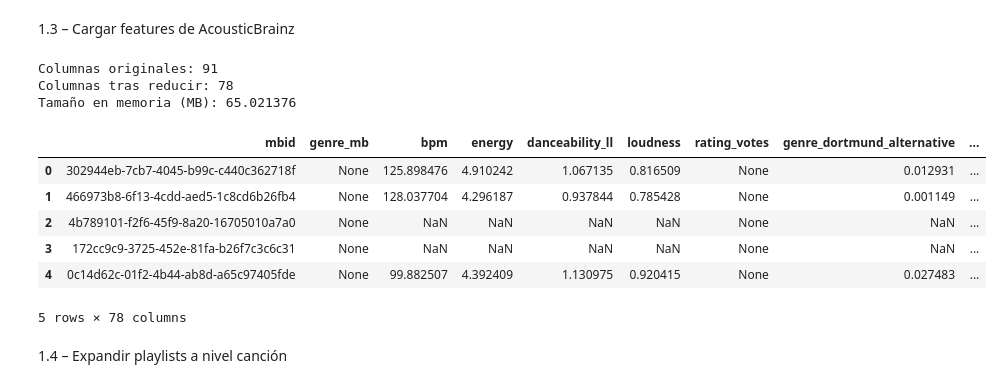
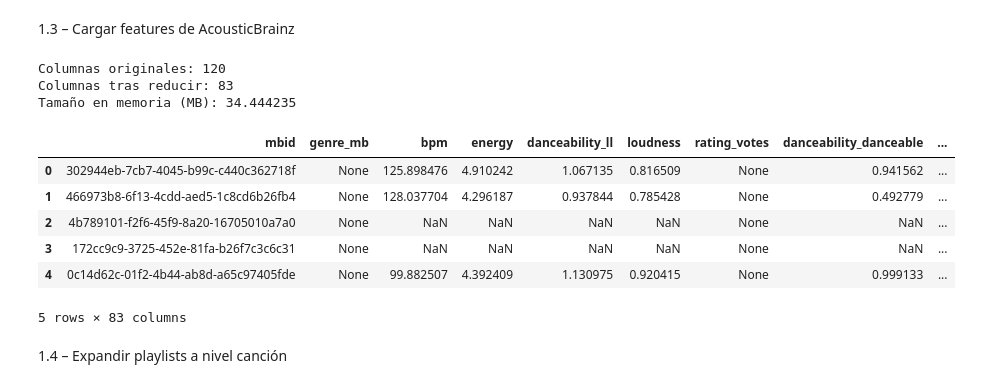
Before and after one commit to fabianlgomez/mpd-PlaylistSimilarity-unal, a Jupyter notebook: Load&EDA.ipynb, the cells around one changed output. Cells and saved outputs as stored; diff of their text form; code cells hidden in the pictures.

```diff
--- a/Load&EDA.ipynb
+++ b/Load&EDA.ipynb
@@ -54,15 +54,20 @@ CAT_WITH_ALL = {
     "genre_rosamerica",
     "genre_tzanetakis",
     "ismir04_rhythm",
-}
-
-# Categorías de las que solo queremos *_value y *_prob (nada más)
-CATS_KEEP_VAL_PROB = [
+    "moods_mirex",
     "danceability", "gender",
     "mood_acoustic", "mood_aggressive", "mood_electronic",
     "mood_happy", "mood_party", "mood_relaxed", "mood_sad",
     "timbre", "tonal_atonal", "voice_instrumental",
-]
+}
+
+# # Categorías de las que solo queremos *_value y *_prob (nada más)
+# CATS_KEEP_VAL_PROB = [
+#     "danceability", "gender",
+#     "mood_acoustic", "mood_aggressive", "mood_electronic",
+#     "mood_happy", "mood_party", "mood_relaxed", "mood_sad",
+#     "timbre", "tonal_atonal", "voice_instrumental",
+# ]
 
 # ---------- 3. Aplanar ----------
 rows = []
@@ -85,49 +90,50 @@ for track_id, info in feat_dict.items():
 
 tracks_feat_df = pd.DataFrame(rows)
 
-# ---------- 4. Reducir columnas ----------
-value_cols = [f"{c}_value" for c in CATS_KEEP_VAL_PROB]
-prob_cols  = [f"{c}_prob"  for c in CATS_KEEP_VAL_PROB]
+# # ---------- 4. Reducir columnas ----------
+# value_cols = [f"{c}_value" for c in CATS_KEEP_VAL_PROB]
+# prob_cols  = [f"{c}_prob"  for c in CATS_KEEP_VAL_PROB]
 
 other_cols = [
     col for col in tracks_feat_df.columns
     if not (col.endswith("_value") or col.endswith("_prob"))
 ]
 
-desired_cols = other_cols + value_cols + prob_cols
+# desired_cols = other_cols + value_cols + prob_cols
+desired_cols = other_cols
 df_reduced = tracks_feat_df[desired_cols].copy()
 
 # ---------- 5. Optimizar memoria ----------
 float_cols = df_reduced.select_dtypes("float64").columns
 df_reduced[float_cols] = df_reduced[float_cols].astype("float32")
 
 print("Columnas originales:", len(tracks_feat_df.columns))
 print("Columnas tras reducir:", len(df_reduced.columns))
 print("Tamaño en memoria (MB):",
       df_reduced.memory_usage(deep=True).sum() / 1e6)
 
 # ---------- 6. Guardar ----------
 out = root / 'data' / 'processed'
 out.mkdir(exist_ok=True, parents=True)
 
 df_reduced.to_parquet(
     out / 'tracks_feat_flat.parquet',
     engine='pyarrow',
     compression='snappy',
     index=False
 )
 df_reduced.head()
 # %% [output]
-Columnas originales: 91
-Columnas tras reducir: 78
-Tamaño en memoria (MB): 65.021376
+Columnas originales: 120
+Columnas tras reducir: 83
+Tamaño en memoria (MB): 34.444235
-|  | mbid | genre_mb | bpm | energy | danceability_ll | loudness | rating_votes | genre_dortmund_alternative | ... |
-| 0 | 302944eb-7cb7-4045-b99c-c440c362718f | None | 125.898476 | 4.910242 | 1.067135 | 0.816509 | None | 0.012931 | ... |
-| 1 | 466973b8-6f13-4cdd-aed5-1c8cd6b26fb4 | None | 128.037704 | 4.296187 | 0.937844 | 0.785428 | None | 0.001149 | ... |
+|  | mbid | genre_mb | bpm | energy | danceability_ll | loudness | rating_votes | danceability_danceable | ... |
+| 0 | 302944eb-7cb7-4045-b99c-c440c362718f | None | 125.898476 | 4.910242 | 1.067135 | 0.816509 | None | 0.941562 | ... |
+| 1 | 466973b8-6f13-4cdd-aed5-1c8cd6b26fb4 | None | 128.037704 | 4.296187 | 0.937844 | 0.785428 | None | 0.492779 | ... |
 | 2 | 4b789101-f2f6-45f9-8a20-16705010a7a0 | None | NaN | NaN | NaN | NaN | None | NaN | ... |
 | 3 | 172cc9c9-3725-452e-81fa-b26f7c3c6c31 | None | NaN | NaN | NaN | NaN | None | NaN | ... |
-| 4 | 0c14d62c-01f2-4b44-ab8d-a65c97405fde | None | 99.882507 | 4.392409 | 1.130975 | 0.920415 | None | 0.027483 | ... |
+| 4 | 0c14d62c-01f2-4b44-ab8d-a65c97405fde | None | 99.882507 | 4.392409 | 1.130975 | 0.920415 | None | 0.999133 | ... |
-5 rows × 78 columns
+5 rows × 83 columns
 # %% [markdown]
 1.4 – Expandir playlists a nivel canción
 # %%
```
Also changed, not shown: parts of 14 cells of this notebook, 14 other files.
